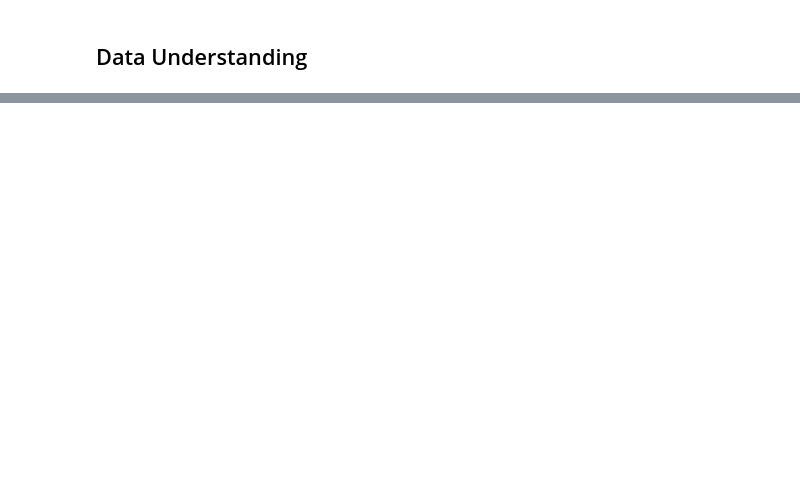
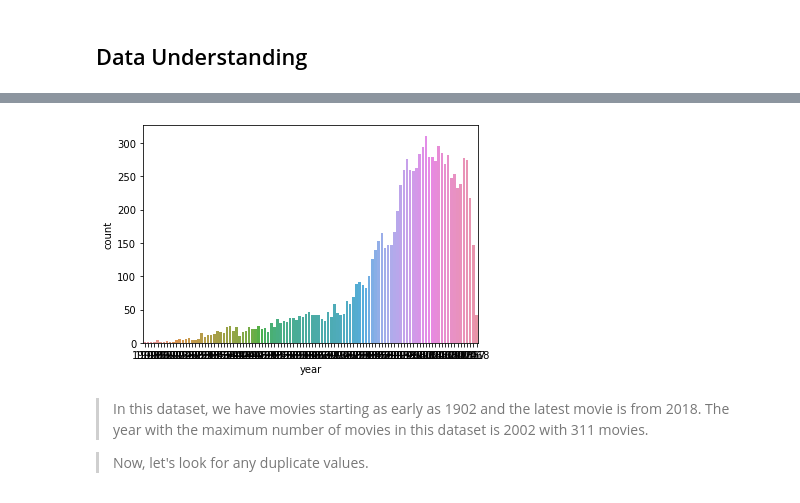
Before and after one commit to gt1719/MovieLens_Data_Analysis, a Jupyter notebook: MovieLens_Data_Analysis.ipynb, the cells around one changed output, grey strips where cells are left out. Saved outputs shown, nothing was run; the diff lists cells and outputs as text; code cells hidden in the pictures; blank space fills up the shorter version.

```diff
--- a/MovieLens_Data_Analysis.ipynb
+++ b/MovieLens_Data_Analysis.ipynb
@@ -150,0 +254,3 @@ dtype: int64
+# %%
+# Extracting release year from movie title
+movies_df['year'] = movies_df['title'].str.extract('.*\((.*)\).*',expand = False)
@@ -150,0 +281,3 @@ dtype: int64
+# %%
+# Changing this to 2007
+movies_df['year'] = movies_df['year'].replace("2006–2007","2007")
@@ -150,0 +301,5 @@ dtype: int64
+# %%
+# As many of these don't have any genres as well, we will drop these rows
+movies_df = movies_df.dropna(subset=['year'],how='any')
+# %%
+movies_df['year'] = movies_df['year'].astype(int)
@@ -150,0 +333,8 @@ dtype: int64
+# %%
+sns.countplot(movies_df['year']);
+# %% [output]
+[figure, added]
+# %% [markdown]
+> In this dataset, we have movies starting as early as 1902 and the latest movie is from 2018. The year with the maximum number of movies in this dataset is 2002 with 311 movies.
+
+> Now, let's look for any duplicate values.
```
Also changed, not shown: parts of 111 cells of this notebook.
